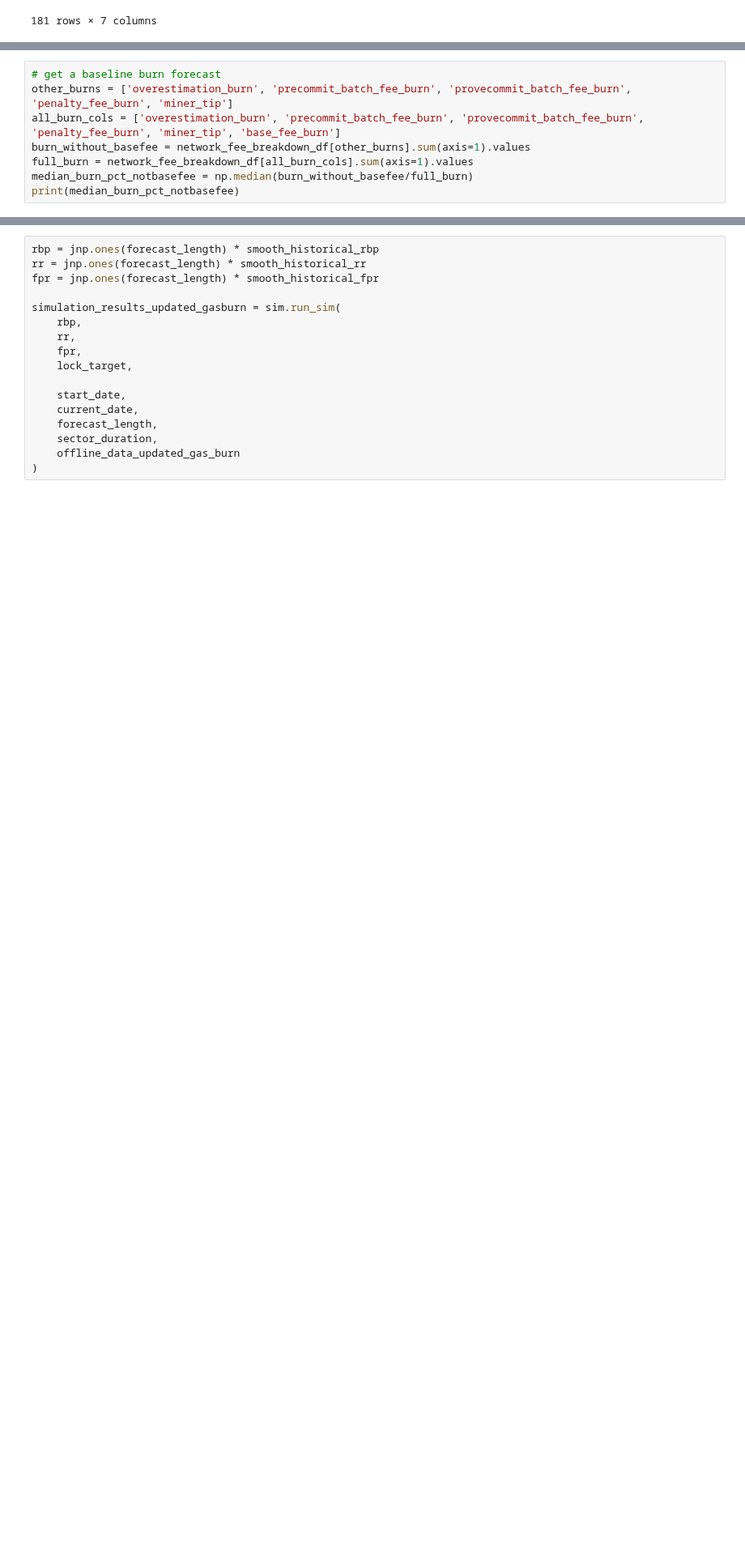
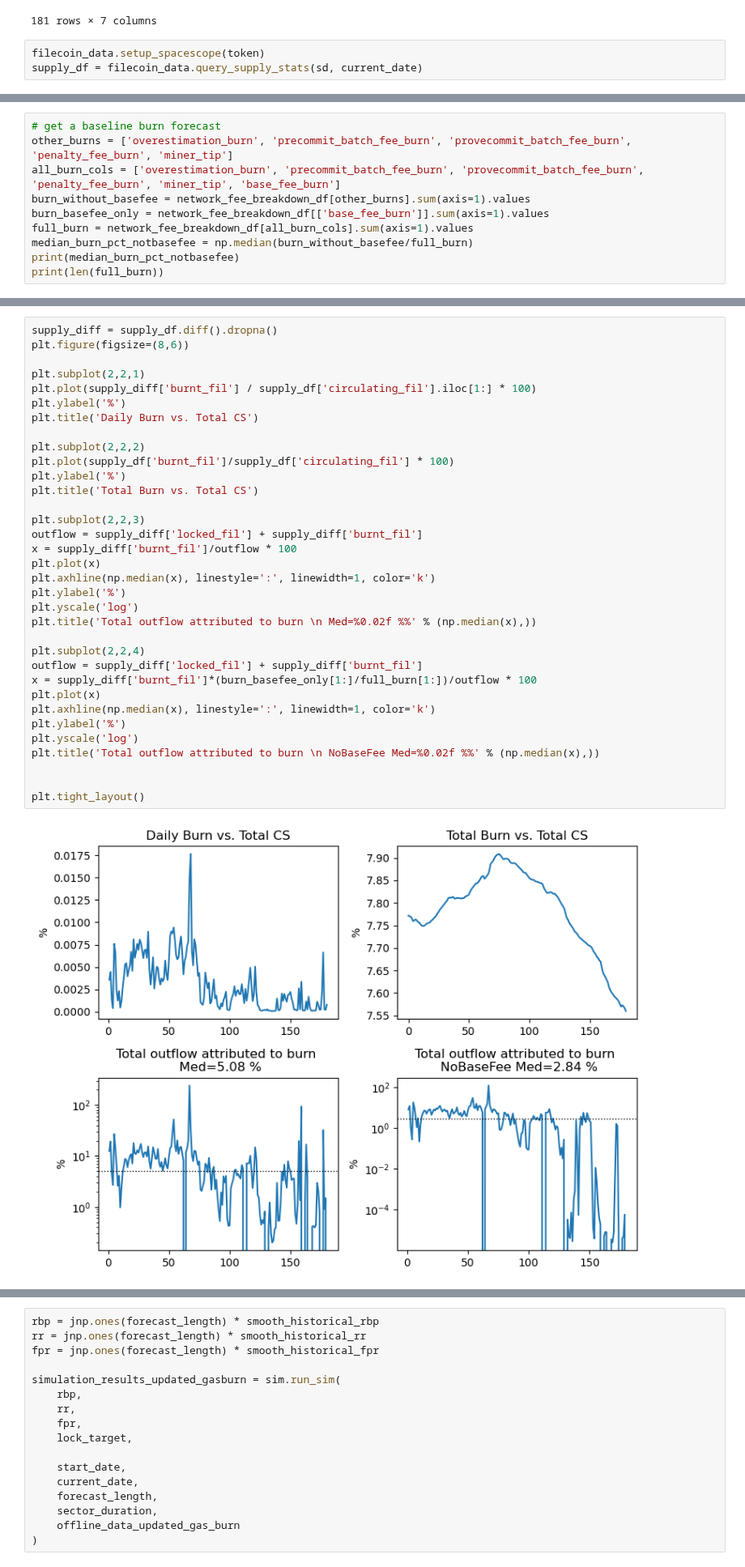
Before and after one commit to protocol/CryptoEconLab, a Jupyter notebook: notebooks/mechafil_jax/direct_filp_v2/case1.ipynb, the cells around one changed output, grey strips where cells are left out. Shown at 81% size. Saved outputs shown, nothing was run; the diff lists cells and outputs as text; blank space fills up the shorter version.

```diff
--- a/notebooks/mechafil_jax/direct_filp_v2/case1.ipynb
+++ b/notebooks/mechafil_jax/direct_filp_v2/case1.ipynb
@@ -160,3 +161,6 @@ network_fee_breakdown_df
 | 179 | 2023-10-19T00:00:00Z | 0.039597 | 0.003064 | 0.000000 | 50.532472 | ... |
 | 180 | 2023-10-20T00:00:00Z | 2107.033681 | 198.521389 | 20.636147 | 62.068665 | ... |
 181 rows × 7 columns
+# %%
+filecoin_data.setup_spacescope(token)
+supply_df = filecoin_data.query_supply_stats(sd, current_date)
@@ -165,8 +189,10 @@ network_fee_breakdown_df
 other_burns = ['overestimation_burn', 'precommit_batch_fee_burn', 'provecommit_batch_fee_burn', 'penalty_fee_burn', 'miner_tip']
 all_burn_cols = ['overestimation_burn', 'precommit_batch_fee_burn', 'provecommit_batch_fee_burn', 'penalty_fee_burn', 'miner_tip', 'base_fee_burn']
 burn_without_basefee = network_fee_breakdown_df[other_burns].sum(axis=1).values
+burn_basefee_only = network_fee_breakdown_df[['base_fee_burn']].sum(axis=1).values
 full_burn = network_fee_breakdown_df[all_burn_cols].sum(axis=1).values
 median_burn_pct_notbasefee = np.median(burn_without_basefee/full_burn)
 print(median_burn_pct_notbasefee)
+print(len(full_burn))
 # %% [output]
 0.36657503936049785
@@ -172,0 +200,36 @@ print(median_burn_pct_notbasefee)
+# %%
+supply_diff = supply_df.diff().dropna()
+plt.figure(figsize=(8,6))
+
+plt.subplot(2,2,1)
+plt.plot(supply_diff['burnt_fil'] / supply_df['circulating_fil'].iloc[1:] * 100)
+plt.ylabel('%')
+plt.title('Daily Burn vs. Total CS')
+
+plt.subplot(2,2,2)
+plt.plot(supply_df['burnt_fil']/supply_df['circulating_fil'] * 100)
+plt.ylabel('%')
+plt.title('Total Burn vs. Total CS')
+
+plt.subplot(2,2,3)
+outflow = supply_diff['locked_fil'] + supply_diff['burnt_fil']
+x = supply_diff['burnt_fil']/outflow * 100
+plt.plot(x)
+plt.axhline(np.median(x), linestyle=':', linewidth=1, color='k')
+plt.ylabel('%')
+plt.yscale('log')
+plt.title('Total outflow attributed to burn \n Med=%0.02f %%' % (np.median(x),))
+
+plt.subplot(2,2,4)
+outflow = supply_diff['locked_fil'] + supply_diff['burnt_fil']
+x = supply_diff['burnt_fil']*(burn_basefee_only[1:]/full_burn[1:])/outflow * 100
+plt.plot(x)
+plt.axhline(np.median(x), linestyle=':', linewidth=1, color='k')
+plt.ylabel('%')
+plt.yscale('log')
+plt.title('Total outflow attributed to burn \n NoBaseFee Med=%0.02f %%' % (np.median(x),))
+
+
+plt.tight_layout()
+# %% [output]
+[figure, added]
```
Also changed, not shown: parts of 9 cells of this notebook, 4 other files.
